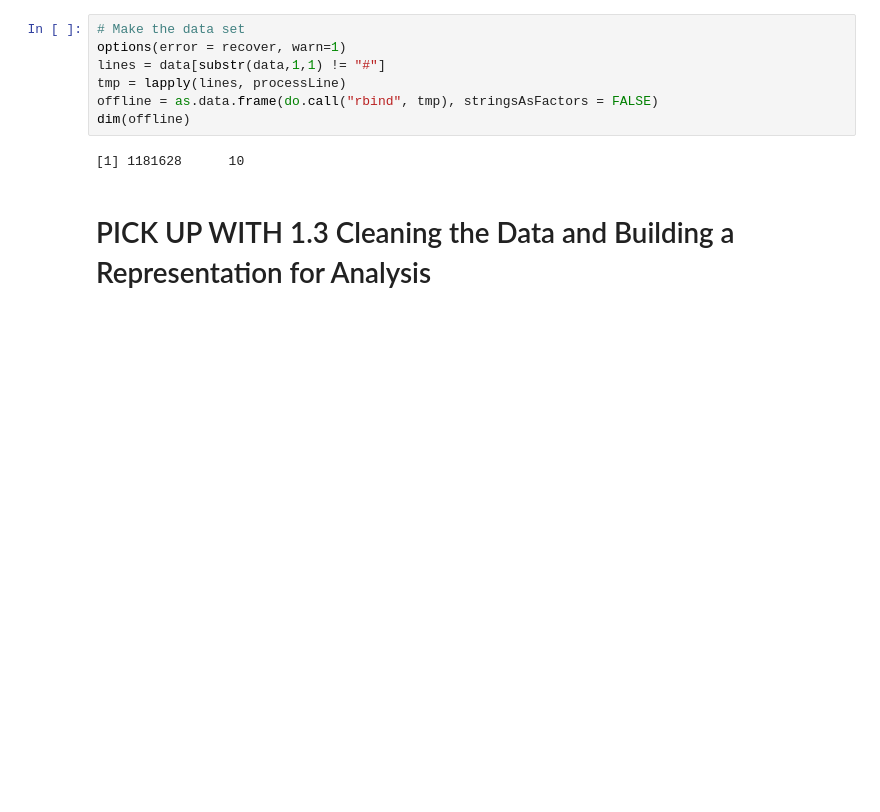
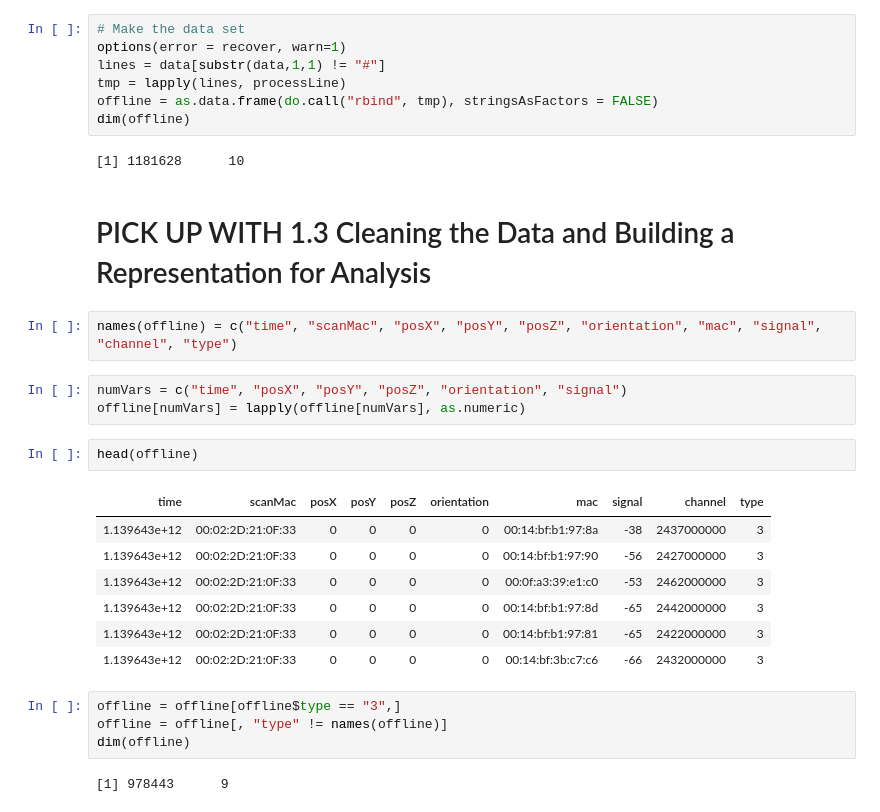
Before and after one commit to CaseyRMartinez/QTW_CaseStudies, a Jupyter notebook: RTLS_CaseStudy1.ipynb, the cells around one changed output. Saved outputs shown, nothing was run; the diff lists cells and outputs as text; blank space fills up the shorter version.

```diff
--- a/RTLS_CaseStudy1.ipynb
+++ b/RTLS_CaseStudy1.ipynb
@@ -114,3 +114,24 @@ dim(offline)
 [1] 1181628      10
 # %% [markdown]
 # PICK UP WITH  1.3 Cleaning the Data and Building a Representation for Analysis
+# %%
+names(offline) = c("time", "scanMac", "posX", "posY", "posZ", "orientation", "mac", "signal", "channel", "type")
+# %%
+numVars = c("time", "posX", "posY", "posZ", "orientation", "signal")
+offline[numVars] = lapply(offline[numVars], as.numeric)
+# %%
+head(offline)
+# %% [output]
+| time | scanMac | posX | posY | posZ | orientation | mac | signal | channel | type |
+| 1.139643e+12 | 00:02:2D:21:0F:33 | 0 | 0 | 0 | 0 | 00:14:bf:b1:97:8a | -38 | 2437000000 | 3 |
+| 1.139643e+12 | 00:02:2D:21:0F:33 | 0 | 0 | 0 | 0 | 00:14:bf:b1:97:90 | -56 | 2427000000 | 3 |
+| 1.139643e+12 | 00:02:2D:21:0F:33 | 0 | 0 | 0 | 0 | 00:0f:a3:39:e1:c0 | -53 | 2462000000 | 3 |
+| 1.139643e+12 | 00:02:2D:21:0F:33 | 0 | 0 | 0 | 0 | 00:14:bf:b1:97:8d | -65 | 2442000000 | 3 |
+| 1.139643e+12 | 00:02:2D:21:0F:33 | 0 | 0 | 0 | 0 | 00:14:bf:b1:97:81 | -65 | 2422000000 | 3 |
+| 1.139643e+12 | 00:02:2D:21:0F:33 | 0 | 0 | 0 | 0 | 00:14:bf:3b:c7:c6 | -66 | 2432000000 | 3 |
+# %%
+offline = offline[offline$type == "3",]
+offline = offline[, "type" != names(offline)]
+dim(offline)
+# %% [output]
+[1] 978443      9
```
Also changed, not shown: parts of 25 cells of this notebook.
